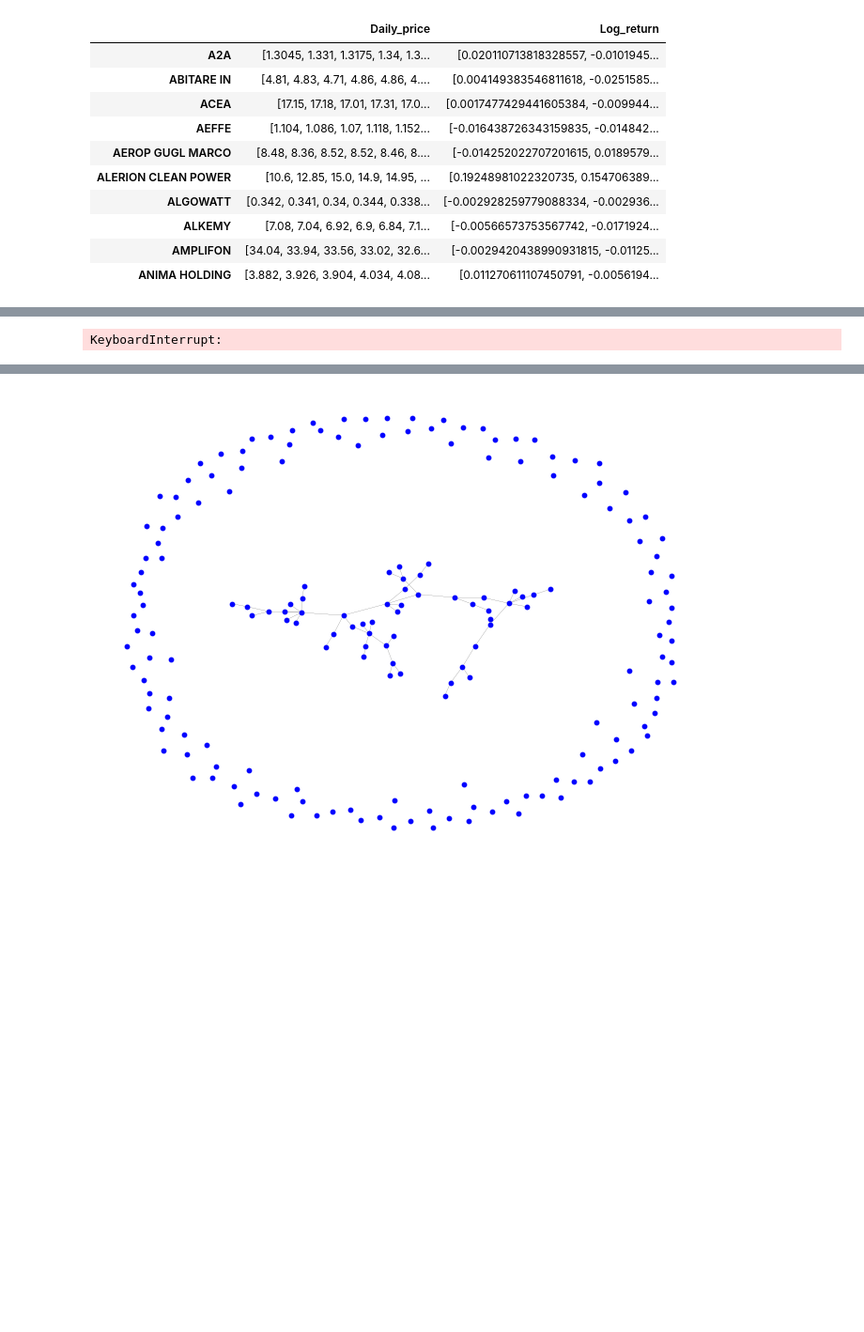
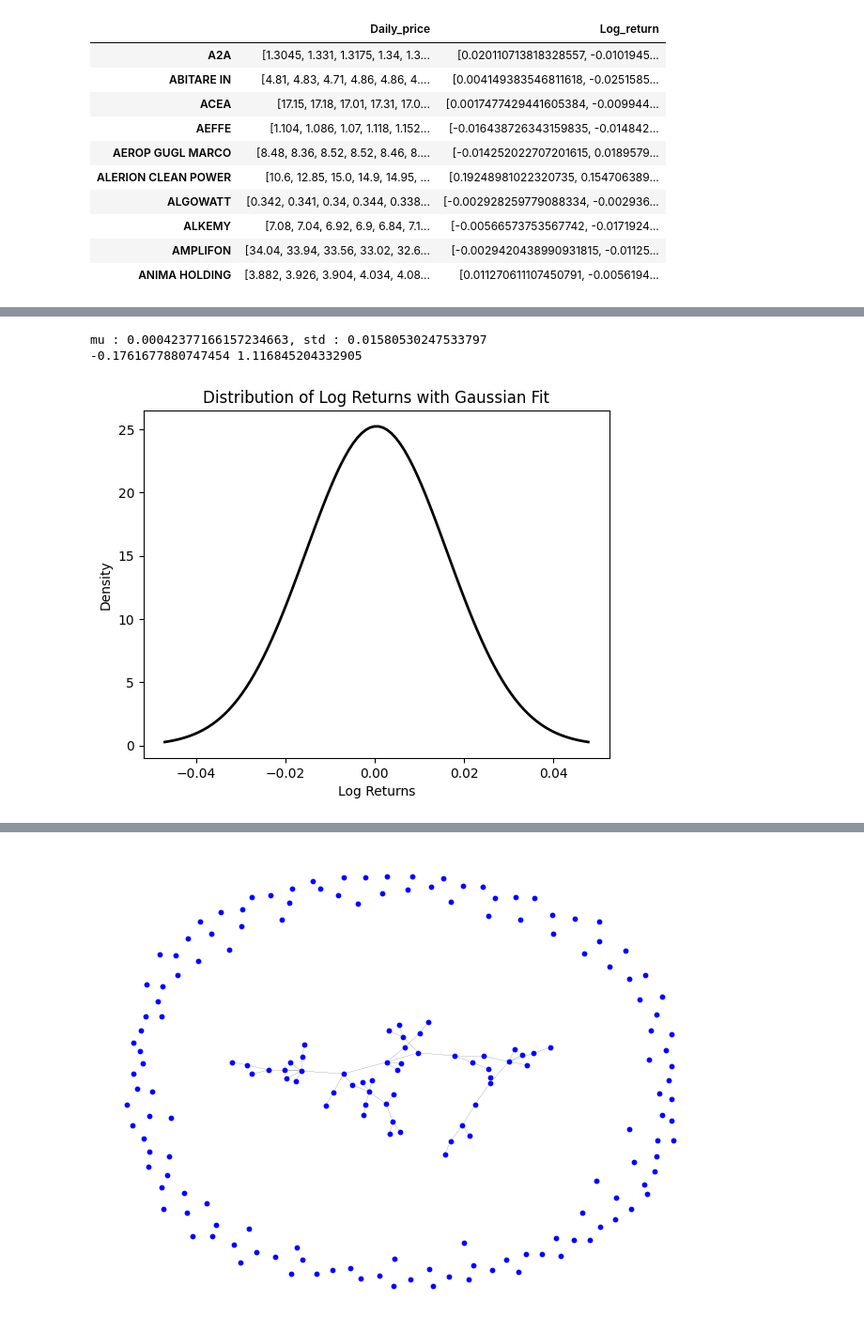
Before and after one commit to NiccoloMarzi/Financial-Network-Analysis, a Jupyter notebook: SNA_project.ipynb, the cells around one changed output, grey strips where cells are left out. Shown: that part at 94% size. Cells and saved outputs as stored; diff of their text form; code cells hidden in the pictures; blank space fills up the shorter version.

```diff
--- a/SNA_project.ipynb
+++ b/SNA_project.ipynb
@@ -96,2 +117,22 @@ plt.show()
+# %%
+import matplotlib.pyplot as plt
+
+mu, std = norm.fit(log_return_flattened)
+xmin, xmax = plt.xlim()
+x = np.linspace(mu - 3 * std, mu + 3 * std, 100)
+p = norm.pdf(x, mu, std)
+plt.plot(x, p, 'k', linewidth=2)
+plt.title("Distribution of Log Returns with Gaussian Fit")
+plt.xlabel("Log Returns")
+plt.ylabel("Density")
+print(f"mu : {mu}, std : {std}")
+
+skewness = stats.skew(log_return_flattened)
+kurtosis = stats.kurtosis(log_return_flattened)
+print(skewness, kurtosis)
+# %% [output]
+mu : 0.00042377166157234663, std : 0.01580530247533797
+-0.1761677880747454 1.116845204332905
+[figure, added]
 # %%
 #Define the Pearson correlation coefficient
@@ -127,13 +170,11 @@ df['Correlation_coefficients'] = [{} for _ in range(len(df))]
 #Compute the correlation coefficient for each couple and store the value in the dictionary
 for list1, list2 in tqdm(couples):
     #coeff = correlation_coefficient(list1, list2)
-    coeff = correlation_in_windows(list1, list2, 63)
+    coeff = correlation_coefficient(list1, list2)
     idx_list1 = df.index[df['Log_return'].apply(lambda x: np.array_equal(x, list1))].tolist()[0]
     idx_list2 = df.index[df['Log_return'].apply(lambda x: np.array_equal(x, list2))].tolist()[0]
     df.at[idx_list1, 'Correlation_coefficients'][f'{idx_list2}'] = coeff
     df.at[idx_list2, 'Correlation_coefficients'][f'{idx_list1}'] = coeff
-# %% [output]
-KeyboardInterrupt:
 # %%
 #Each row of Correlation_coefficients looks...
 
```
Also changed, not shown: parts of 14 cells of this notebook, 1 other file.
